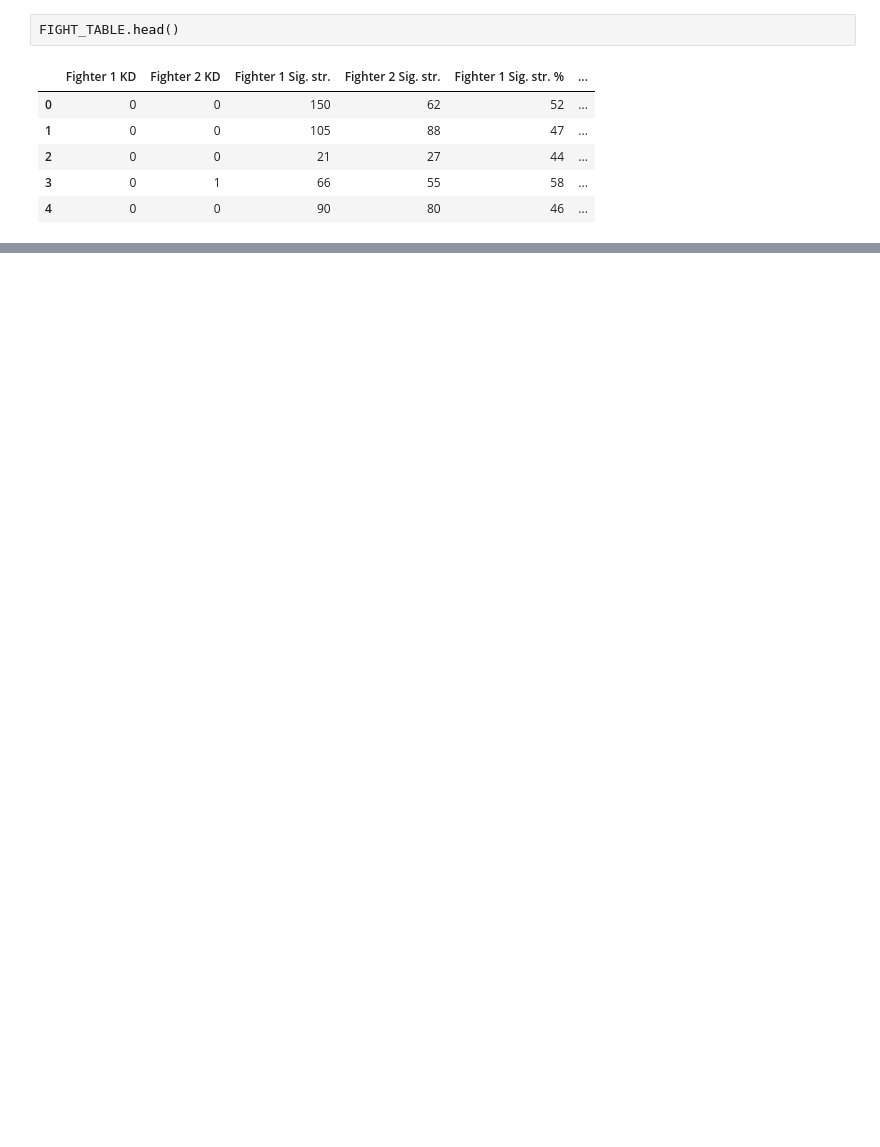
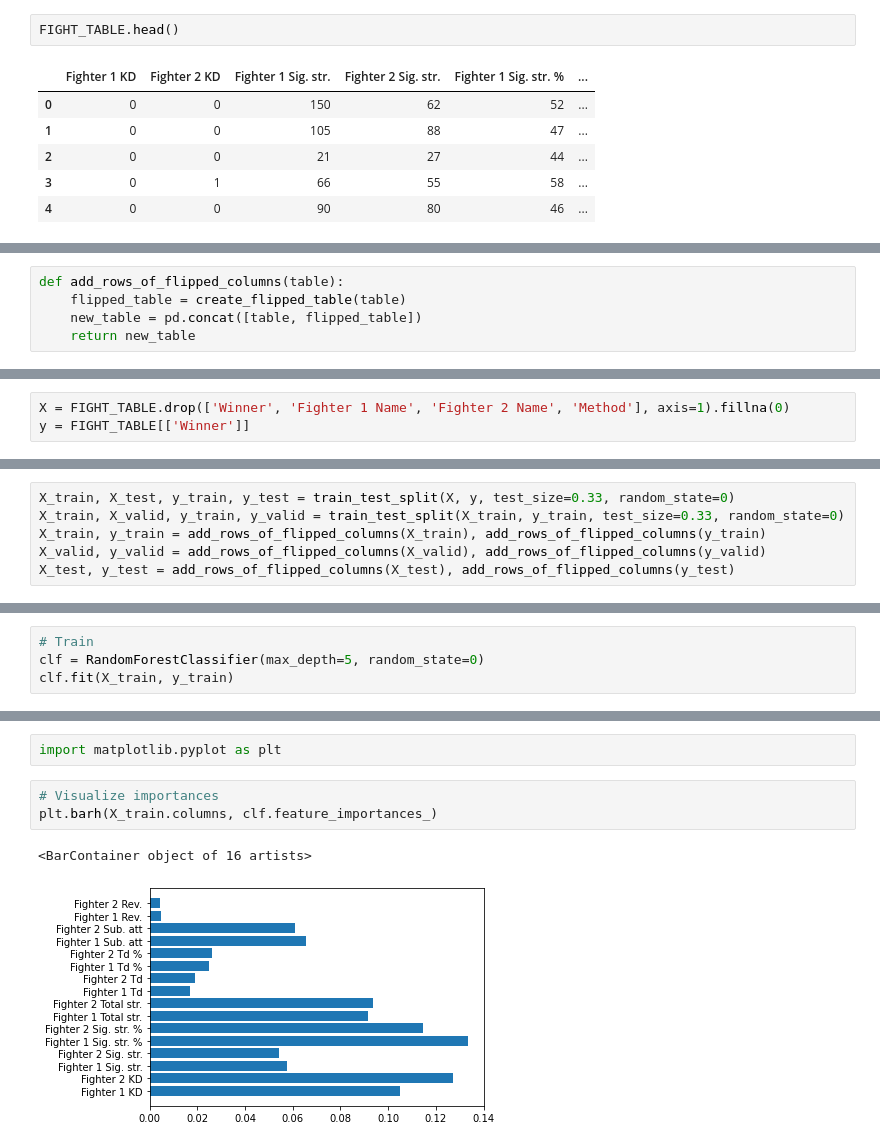
Before and after one commit to tylerlum/ufc_automated_scoring_system, a Jupyter notebook: UFC_Automated_Scoring_System.ipynb, the cells around one changed output, grey strips where cells are left out. Cells and saved outputs as stored; diff of their text form; blank space fills up the shorter version.

Commit message:
Add data augmentation and train simple models

```diff
--- a/UFC_Automated_Scoring_System.ipynb
+++ b/UFC_Automated_Scoring_System.ipynb
@@ -357,0 +428,5 @@ FIGHT_TABLE.tail()
+# %%
+def add_rows_of_flipped_columns(table):
+    flipped_table = create_flipped_table(table)
+    new_table = pd.concat([table, flipped_table])
+    return new_table
@@ -357,0 +459,3 @@ FIGHT_TABLE.tail()
+# %%
+X = FIGHT_TABLE.drop(['Winner', 'Fighter 1 Name', 'Fighter 2 Name', 'Method'], axis=1).fillna(0)
+y = FIGHT_TABLE[['Winner']]
@@ -357,0 +480,6 @@ FIGHT_TABLE.tail()
+# %%
+X_train, X_test, y_train, y_test = train_test_split(X, y, test_size=0.33, random_state=0)
+X_train, X_valid, y_train, y_valid = train_test_split(X_train, y_train, test_size=0.33, random_state=0)
+X_train, y_train = add_rows_of_flipped_columns(X_train), add_rows_of_flipped_columns(y_train)
+X_valid, y_valid = add_rows_of_flipped_columns(X_valid), add_rows_of_flipped_columns(y_valid)
+X_test, y_test = add_rows_of_flipped_columns(X_test), add_rows_of_flipped_columns(y_test)
@@ -357,0 +532,4 @@ FIGHT_TABLE.tail()
+# %%
+# Train
+clf = RandomForestClassifier(max_depth=5, random_state=0)
+clf.fit(X_train, y_train)
@@ -357,0 +554,8 @@ FIGHT_TABLE.tail()
+# %%
+import matplotlib.pyplot as plt
+# %%
+# Visualize importances
+plt.barh(X_train.columns, clf.feature_importances_)
+# %% [output]
+<BarContainer object of 16 artists>
+[figure, added]
```
Also changed, not shown: parts of 38 cells of this notebook.
